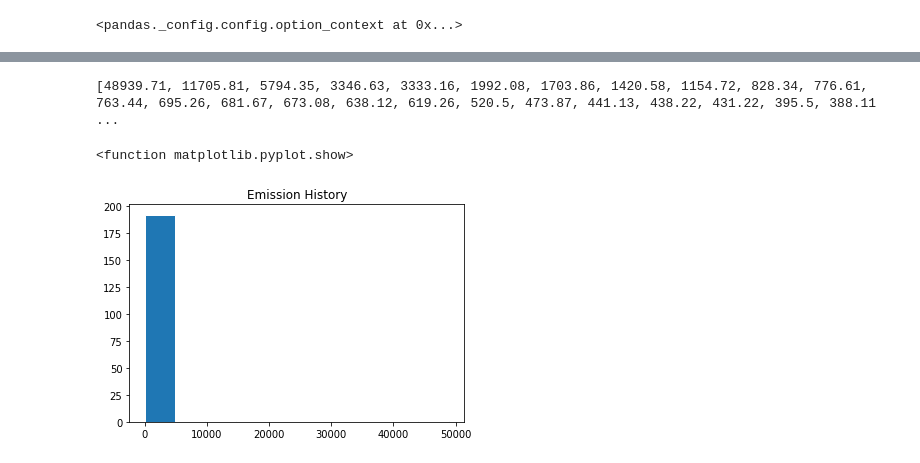
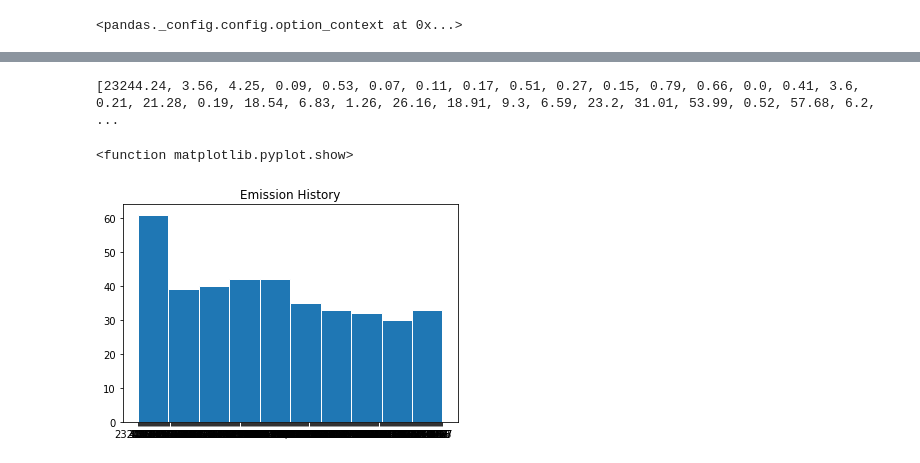
Before and after one commit to KJLumalang/ITBA-3206_Planeteers, a Jupyter notebook: ITBA_3206_Planeteers.ipynb, the cells around one changed output, grey strips where cells are left out. Drawn from its saved outputs; the diff is of its cells as text; code cells hidden in the pictures.

Commit message:
filtered data by sector

```diff
--- a/ITBA_3206_Planeteers.ipynb
+++ b/ITBA_3206_Planeteers.ipynb
@@ -79,4 +99,0 @@ print(nan_rows)
-# %%
-nan_cols = df.loc[:,df.isna().any(axis=0)]
-df.loc[df.isna().any(axis=1)].head(4)
-df.fillna({'1990':'N/A'},  inplace=True)
@@ -83 +102,3 @@ df.fillna({'1990':'N/A'},  inplace=True)
+# %%
+df = df.fillna('N/A')
 # %% [markdown]
@@ -126,13 +181,13 @@ df_new
 # %%
-data_points = df ['2018'].tolist()
+data_points = df ['1990'].tolist()
 print(data_points)
 n_bins=10
 plt.xticks=(df['Country'])
 fig, ax =  plt.subplots()
 arr = ax.hist(data_points, ec='white', bins=n_bins)
 plt.title("Emission History")
 plt.show
 # %% [output]
-[48939.71, 11705.81, 5794.35, 3346.63, 3333.16, 1992.08, 1703.86, 1420.58, 1154.72, 828.34, 776.61, 763.44, 695.26, 681.67, 673.08, 638.12, 619.26, 520.5, 473.87, 441.13, 438.22, 431.22, 395.5, 388.11 ...
+[23244.24, 3.56, 4.25, 0.09, 0.53, 0.07, 0.11, 0.17, 0.51, 0.27, 0.15, 0.79, 0.66, 0.0, 0.41, 3.6, 0.21, 21.28, 0.19, 18.54, 6.83, 1.26, 26.16, 18.91, 9.3, 6.59, 23.2, 31.01, 53.99, 0.52, 57.68, 6.2,  ...
 <function matplotlib.pyplot.show>
-[figure, old version]
+[figure, new version]
```
Also changed, not shown: parts of 24 cells of this notebook.
